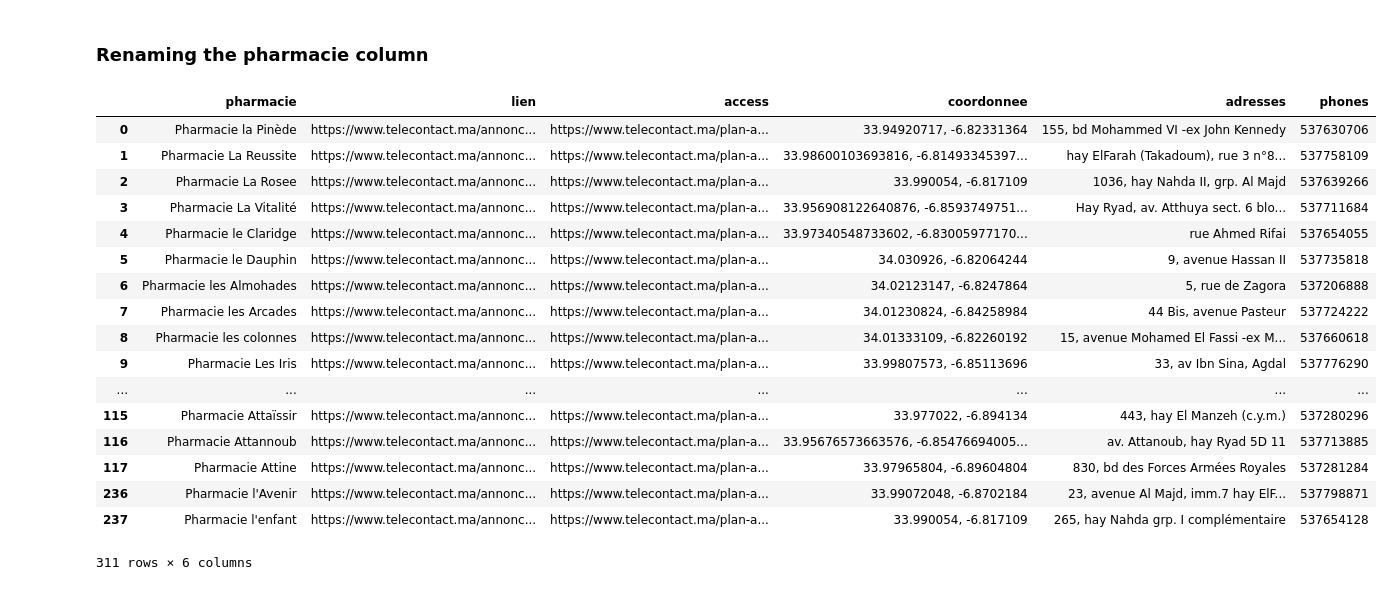
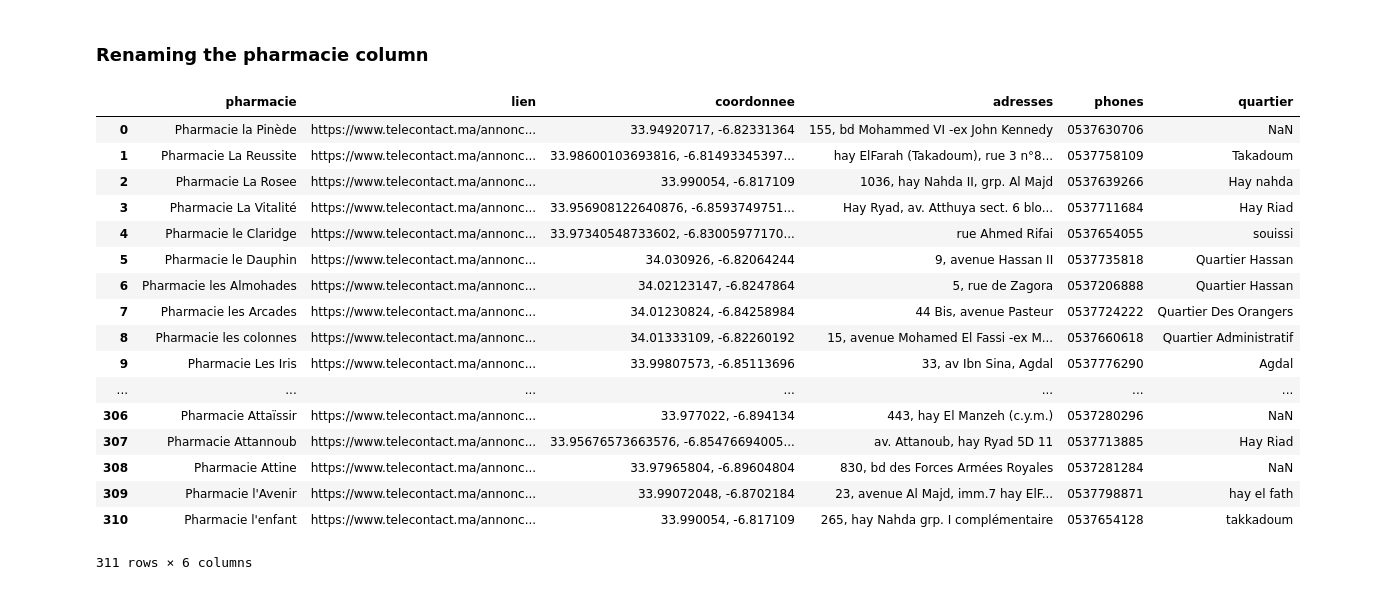
Before and after one commit to chikoungoun/Scraping, a Jupyter notebook: Pharmacies de garde/Rabat/Telecontact/Data cohesion/Combining adresses and Neighborhoods.ipynb, the cells around one changed output. Saved outputs shown, nothing was run; the diff lists cells and outputs as text; code cells hidden in the pictures.

```diff
--- a/Pharmacies de garde/Rabat/Telecontact/Data cohesion/Combining adresses and Neighborhoods.ipynb
+++ b/Pharmacies de garde/Rabat/Telecontact/Data cohesion/Combining adresses and Neighborhoods.ipynb
@@ -136,23 +136,23 @@ rs
 # %% [markdown]
 ### Renaming the pharmacie column
 # %%
-df.rename(columns={"pharmacie_x": "pharmacie"})
+rs.rename(columns={"pharmacie_x": "pharmacie"})
 # %% [output]
-|  | pharmacie | lien | access | coordonnee | adresses | phones |
-| 0 | Pharmacie la Pinède | https://www.telecontact.ma/annonc... | https://www.telecontact.ma/plan-a... | 33.94920717, -6.82331364 | 155, bd Mohammed VI -ex John Kennedy | 537630706 |
-| 1 | Pharmacie La Reussite | https://www.telecontact.ma/annonc... | https://www.telecontact.ma/plan-a... | 33.98600103693816, -6.81493345397... | hay ElFarah (Takadoum), rue 3 n°8... | 537758109 |
-| 2 | Pharmacie La Rosee | https://www.telecontact.ma/annonc... | https://www.telecontact.ma/plan-a... | 33.990054, -6.817109 | 1036, hay Nahda II, grp. Al Majd | 537639266 |
-| 3 | Pharmacie La Vitalité | https://www.telecontact.ma/annonc... | https://www.telecontact.ma/plan-a... | 33.956908122640876, -6.8593749751... | Hay Ryad, av. Atthuya sect. 6 blo... | 537711684 |
-| 4 | Pharmacie le Claridge | https://www.telecontact.ma/annonc... | https://www.telecontact.ma/plan-a... | 33.97340548733602, -6.83005977170... | rue Ahmed Rifai | 537654055 |
-| 5 | Pharmacie le Dauphin | https://www.telecontact.ma/annonc... | https://www.telecontact.ma/plan-a... | 34.030926, -6.82064244 | 9, avenue Hassan II | 537735818 |
-| 6 | Pharmacie les Almohades | https://www.telecontact.ma/annonc... | https://www.telecontact.ma/plan-a... | 34.02123147, -6.8247864 | 5, rue de Zagora | 537206888 |
-| 7 | Pharmacie les Arcades | https://www.telecontact.ma/annonc... | https://www.telecontact.ma/plan-a... | 34.01230824, -6.84258984 | 44 Bis, avenue Pasteur | 537724222 |
-| 8 | Pharmacie les colonnes | https://www.telecontact.ma/annonc... | https://www.telecontact.ma/plan-a... | 34.01333109, -6.82260192 | 15, avenue Mohamed El Fassi -ex M... | 537660618 |
-| 9 | Pharmacie Les Iris | https://www.telecontact.ma/annonc... | https://www.telecontact.ma/plan-a... | 33.99807573, -6.85113696 | 33, av Ibn Sina, Agdal | 537776290 |
+|  | pharmacie | lien | coordonnee | adresses | phones | quartier |
+| 0 | Pharmacie la Pinède | https://www.telecontact.ma/annonc... | 33.94920717, -6.82331364 | 155, bd Mohammed VI -ex John Kennedy | 0537630706 | NaN |
+| 1 | Pharmacie La Reussite | https://www.telecontact.ma/annonc... | 33.98600103693816, -6.81493345397... | hay ElFarah (Takadoum), rue 3 n°8... | 0537758109 | Takadoum |
+| 2 | Pharmacie La Rosee | https://www.telecontact.ma/annonc... | 33.990054, -6.817109 | 1036, hay Nahda II, grp. Al Majd | 0537639266 | Hay nahda |
+| 3 | Pharmacie La Vitalité | https://www.telecontact.ma/annonc... | 33.956908122640876, -6.8593749751... | Hay Ryad, av. Atthuya sect. 6 blo... | 0537711684 | Hay Riad |
+| 4 | Pharmacie le Claridge | https://www.telecontact.ma/annonc... | 33.97340548733602, -6.83005977170... | rue Ahmed Rifai | 0537654055 | souissi |
+| 5 | Pharmacie le Dauphin | https://www.telecontact.ma/annonc... | 34.030926, -6.82064244 | 9, avenue Hassan II | 0537735818 | Quartier Hassan |
+| 6 | Pharmacie les Almohades | https://www.telecontact.ma/annonc... | 34.02123147, -6.8247864 | 5, rue de Zagora | 0537206888 | Quartier Hassan |
+| 7 | Pharmacie les Arcades | https://www.telecontact.ma/annonc... | 34.01230824, -6.84258984 | 44 Bis, avenue Pasteur | 0537724222 | Quartier Des Orangers |
+| 8 | Pharmacie les colonnes | https://www.telecontact.ma/annonc... | 34.01333109, -6.82260192 | 15, avenue Mohamed El Fassi -ex M... | 0537660618 | Quartier Administratif |
+| 9 | Pharmacie Les Iris | https://www.telecontact.ma/annonc... | 33.99807573, -6.85113696 | 33, av Ibn Sina, Agdal | 0537776290 | Agdal |
 | ... | ... | ... | ... | ... | ... | ... |
-| 115 | Pharmacie Attaïssir | https://www.telecontact.ma/annonc... | https://www.telecontact.ma/plan-a... | 33.977022, -6.894134 | 443, hay El Manzeh (c.y.m.) | 537280296 |
-| 116 | Pharmacie Attannoub | https://www.telecontact.ma/annonc... | https://www.telecontact.ma/plan-a... | 33.95676573663576, -6.85476694005... | av. Attanoub, hay Ryad 5D 11 | 537713885 |
-| 117 | Pharmacie Attine | https://www.telecontact.ma/annonc... | https://www.telecontact.ma/plan-a... | 33.97965804, -6.89604804 | 830, bd des Forces Armées Royales | 537281284 |
-| 236 | Pharmacie l'Avenir | https://www.telecontact.ma/annonc... | https://www.telecontact.ma/plan-a... | 33.99072048, -6.8702184 | 23, avenue Al Majd, imm.7 hay ElF... | 537798871 |
-| 237 | Pharmacie l'enfant | https://www.telecontact.ma/annonc... | https://www.telecontact.ma/plan-a... | 33.990054, -6.817109 | 265, hay Nahda grp. I complémentaire | 537654128 |
+| 306 | Pharmacie Attaïssir | https://www.telecontact.ma/annonc... | 33.977022, -6.894134 | 443, hay El Manzeh (c.y.m.) | 0537280296 | NaN |
+| 307 | Pharmacie Attannoub | https://www.telecontact.ma/annonc... | 33.95676573663576, -6.85476694005... | av. Attanoub, hay Ryad 5D 11 | 0537713885 | Hay Riad |
+| 308 | Pharmacie Attine | https://www.telecontact.ma/annonc... | 33.97965804, -6.89604804 | 830, bd des Forces Armées Royales | 0537281284 | NaN |
+| 309 | Pharmacie l'Avenir | https://www.telecontact.ma/annonc... | 33.99072048, -6.8702184 | 23, avenue Al Majd, imm.7 hay ElF... | 0537798871 | hay el fath |
+| 310 | Pharmacie l'enfant | https://www.telecontact.ma/annonc... | 33.990054, -6.817109 | 265, hay Nahda grp. I complémentaire | 0537654128 | takkadoum |
 311 rows × 6 columns
```
